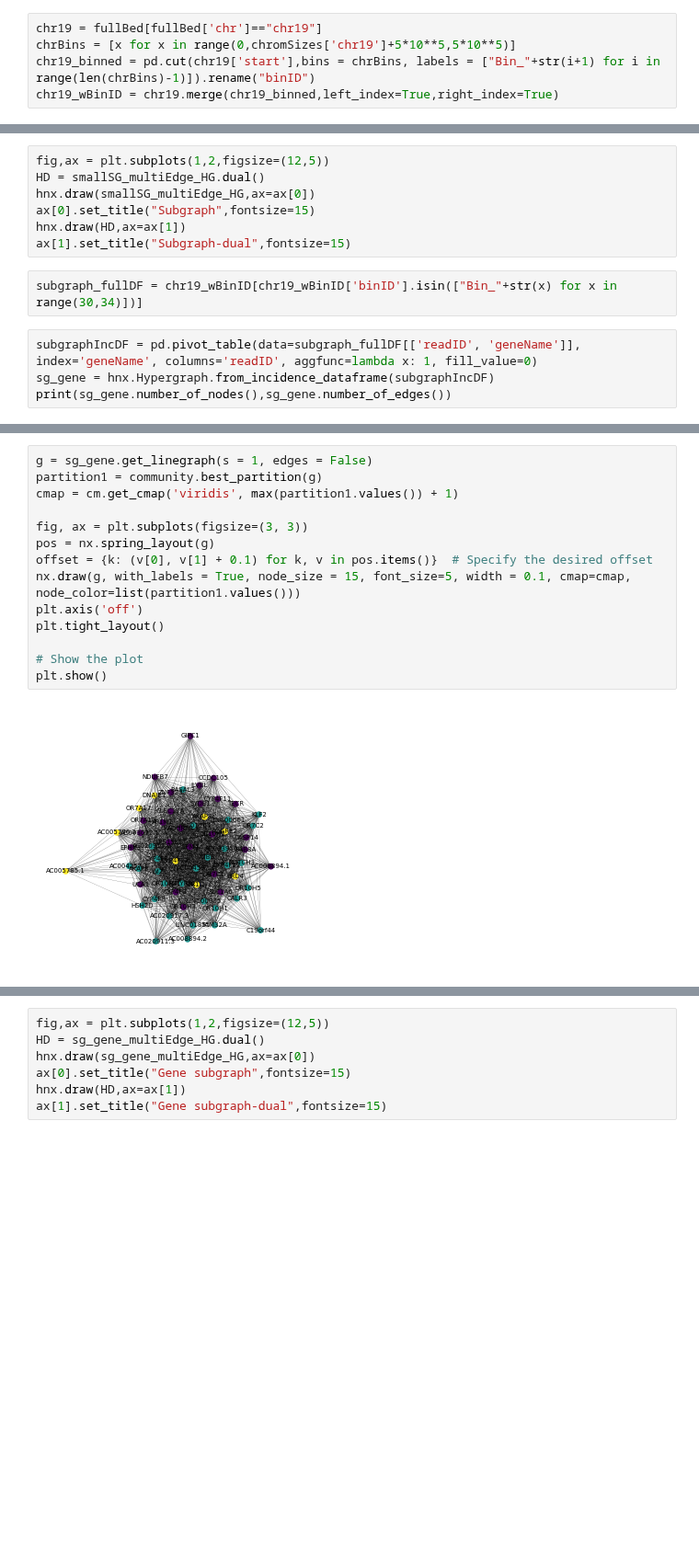
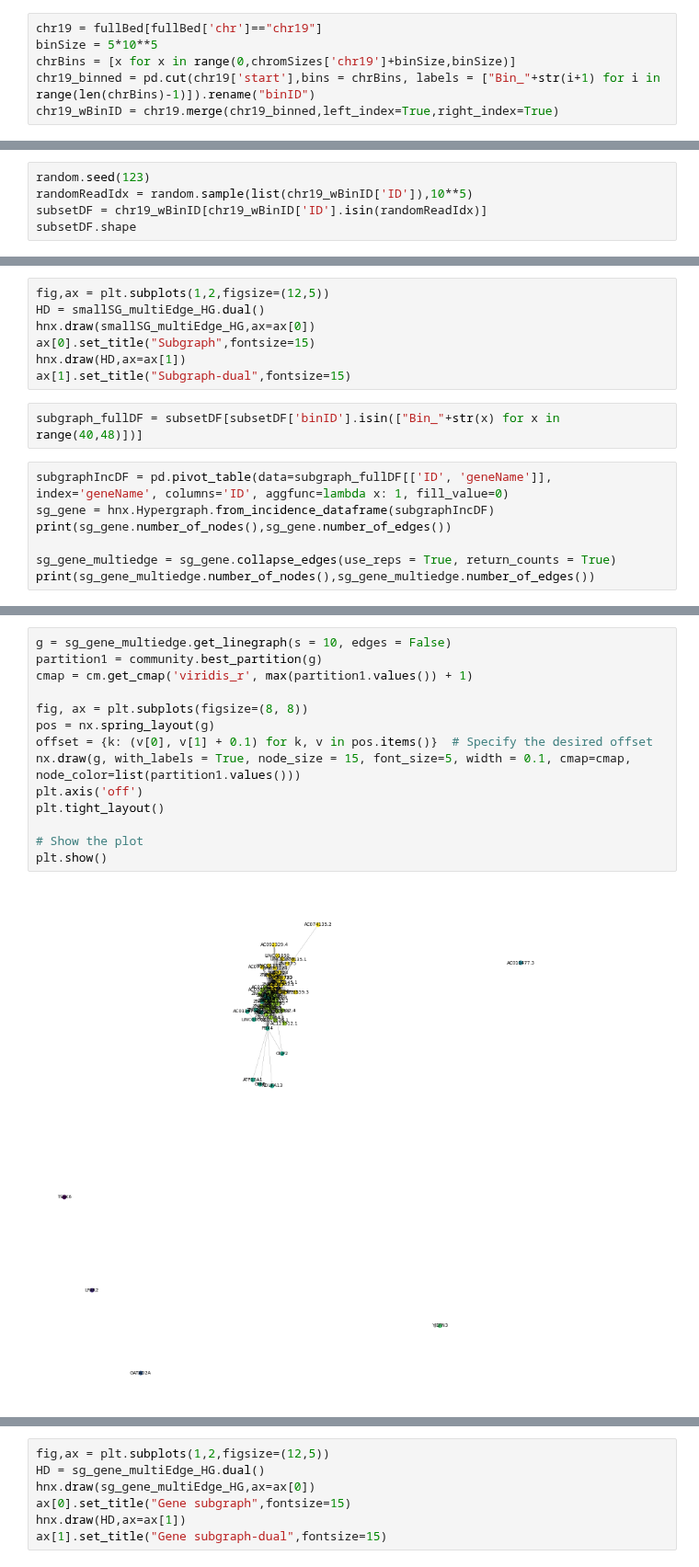
Before and after one commit to noush-joglekar/sporeC_prelim, a Jupyter notebook: scripts/jupyterNB/hypergraph_prometh_intraChom_chr19.ipynb, the cells around one changed output, grey strips where cells are left out. Shown at 92% size. Cells and saved outputs as stored; diff of their text form; blank space fills up the shorter version.

Commit message:
still playing with chr 19 subsets for hypergraph-based clustering

```diff
--- a/scripts/jupyterNB/hypergraph_prometh_intraChom_chr19.ipynb
+++ b/scripts/jupyterNB/hypergraph_prometh_intraChom_chr19.ipynb
@@ -29,5 +74,6 @@ fullBed = pd.read_csv(readConcatemersWClosestGene,sep = "\t",names = colnames)
 # %%
 chr19 = fullBed[fullBed['chr']=="chr19"]
-chrBins = [x for x in range(0,chromSizes['chr19']+5*10**5,5*10**5)]
+binSize = 5*10**5
+chrBins = [x for x in range(0,chromSizes['chr19']+binSize,binSize)]
 chr19_binned = pd.cut(chr19['start'],bins = chrBins, labels = ["Bin_"+str(i+1) for i in range(len(chrBins)-1)]).rename("binID")
 chr19_wBinID = chr19.merge(chr19_binned,left_index=True,right_index=True)
@@ -33,0 +82,5 @@ chr19_wBinID = chr19.merge(chr19_binned,left_index=True,right_index=True)
+# %%
+random.seed(123)
+randomReadIdx = random.sample(list(chr19_wBinID['ID']),10**5)
+subsetDF = chr19_wBinID[chr19_wBinID['ID'].isin(randomReadIdx)]
+subsetDF.shape
@@ -148,9 +259,12 @@ ax[0].set_title("Subgraph",fontsize=15)
 hnx.draw(HD,ax=ax[1])
 ax[1].set_title("Subgraph-dual",fontsize=15)
 # %%
-subgraph_fullDF = chr19_wBinID[chr19_wBinID['binID'].isin(["Bin_"+str(x) for x in range(30,34)])]
+subgraph_fullDF = subsetDF[subsetDF['binID'].isin(["Bin_"+str(x) for x in range(40,48)])]
 # %%
-subgraphIncDF = pd.pivot_table(data=subgraph_fullDF[['readID', 'geneName']], index='geneName', columns='readID', aggfunc=lambda x: 1, fill_value=0)
+subgraphIncDF = pd.pivot_table(data=subgraph_fullDF[['ID', 'geneName']], index='geneName', columns='ID', aggfunc=lambda x: 1, fill_value=0)
 sg_gene = hnx.Hypergraph.from_incidence_dataframe(subgraphIncDF)
 print(sg_gene.number_of_nodes(),sg_gene.number_of_edges())
+
+sg_gene_multiedge = sg_gene.collapse_edges(use_reps = True, return_counts = True)
+print(sg_gene_multiedge.number_of_nodes(),sg_gene_multiedge.number_of_edges())
 # %% [output]
@@ -158,17 +273,17 @@ print(sg_gene.number_of_nodes(),sg_gene.number_of_edges())
 # %%
-g = sg_gene.get_linegraph(s = 1, edges = False)
+g = sg_gene_multiedge.get_linegraph(s = 10, edges = False)
 partition1 = community.best_partition(g)
-cmap = cm.get_cmap('viridis', max(partition1.values()) + 1)
+cmap = cm.get_cmap('viridis_r', max(partition1.values()) + 1)
 
-fig, ax = plt.subplots(figsize=(3, 3))
+fig, ax = plt.subplots(figsize=(8, 8))
 pos = nx.spring_layout(g)
 offset = {k: (v[0], v[1] + 0.1) for k, v in pos.items()}  # Specify the desired offset
 nx.draw(g, with_labels = True, node_size = 15, font_size=5, width = 0.1, cmap=cmap, node_color=list(partition1.values()))
 plt.axis('off')
 plt.tight_layout()
 
 # Show the plot
 plt.show()
 # %% [output]
-[figure, old version]
+[figure, new version]
 # %%
```
Also changed, not shown: parts of 52 cells of this notebook.
